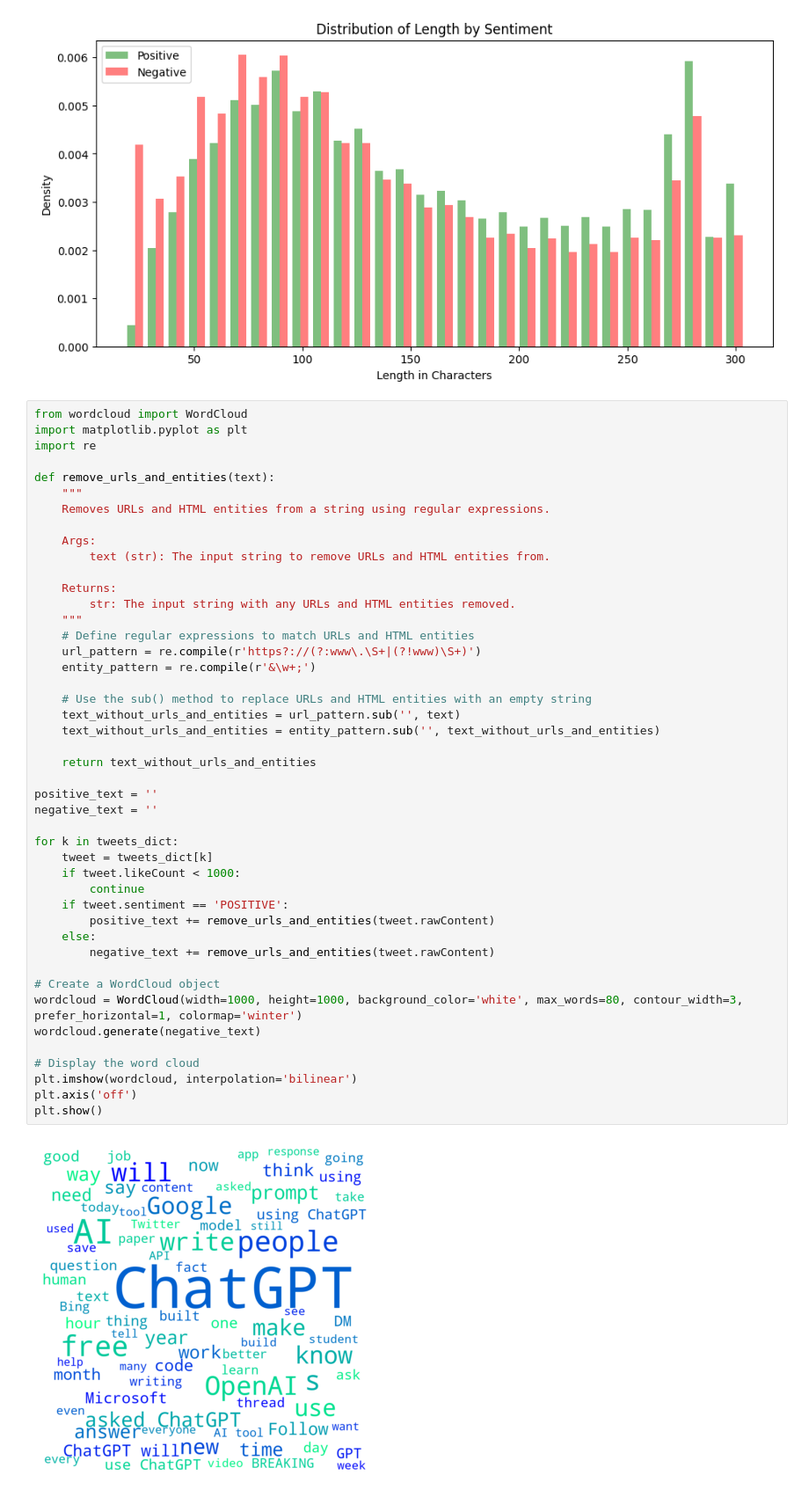
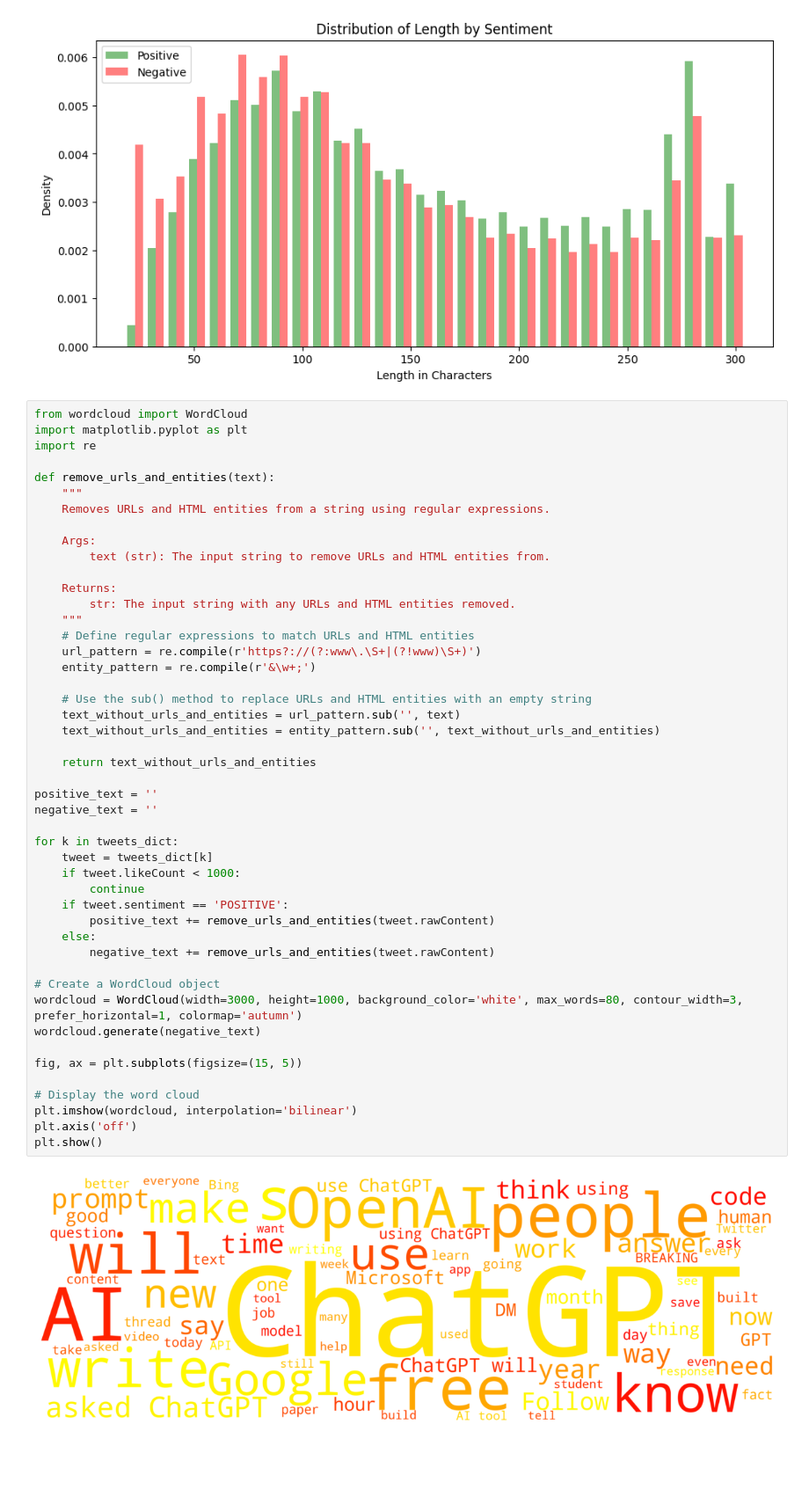
Before and after one commit to ImCombo/MSBD5005-Project, a Jupyter notebook: Sentiment_Analysis.ipynb, the cells around one changed output. Shown: that part at 88% size. Saved outputs shown, nothing was run; the diff lists cells and outputs as text; blank space fills up the shorter version.

```diff
--- a/Sentiment_Analysis.ipynb
+++ b/Sentiment_Analysis.ipynb
@@ -190,32 +190,34 @@ def remove_urls_and_entities(text):
     # Define regular expressions to match URLs and HTML entities
     url_pattern = re.compile(r'https?://(?:www\.\S+|(?!www)\S+)')
     entity_pattern = re.compile(r'&\w+;')
 
     # Use the sub() method to replace URLs and HTML entities with an empty string
     text_without_urls_and_entities = url_pattern.sub('', text)
     text_without_urls_and_entities = entity_pattern.sub('', text_without_urls_and_entities)
 
     return text_without_urls_and_entities
 
 positive_text = ''
 negative_text = ''
 
 for k in tweets_dict:
     tweet = tweets_dict[k]
     if tweet.likeCount < 1000:
         continue
     if tweet.sentiment == 'POSITIVE':
         positive_text += remove_urls_and_entities(tweet.rawContent)
     else:
         negative_text += remove_urls_and_entities(tweet.rawContent)
 
 # Create a WordCloud object
-wordcloud = WordCloud(width=1000, height=1000, background_color='white', max_words=80, contour_width=3, prefer_horizontal=1, colormap='winter')
+wordcloud = WordCloud(width=3000, height=1000, background_color='white', max_words=80, contour_width=3, prefer_horizontal=1, colormap='autumn')
 wordcloud.generate(negative_text)
+
+fig, ax = plt.subplots(figsize=(15, 5))
 
 # Display the word cloud
 plt.imshow(wordcloud, interpolation='bilinear')
 plt.axis('off')
 plt.show()
 # %% [output]
-[figure, old version]
+[figure, new version]
```
Also changed, not shown: 1 other file.
